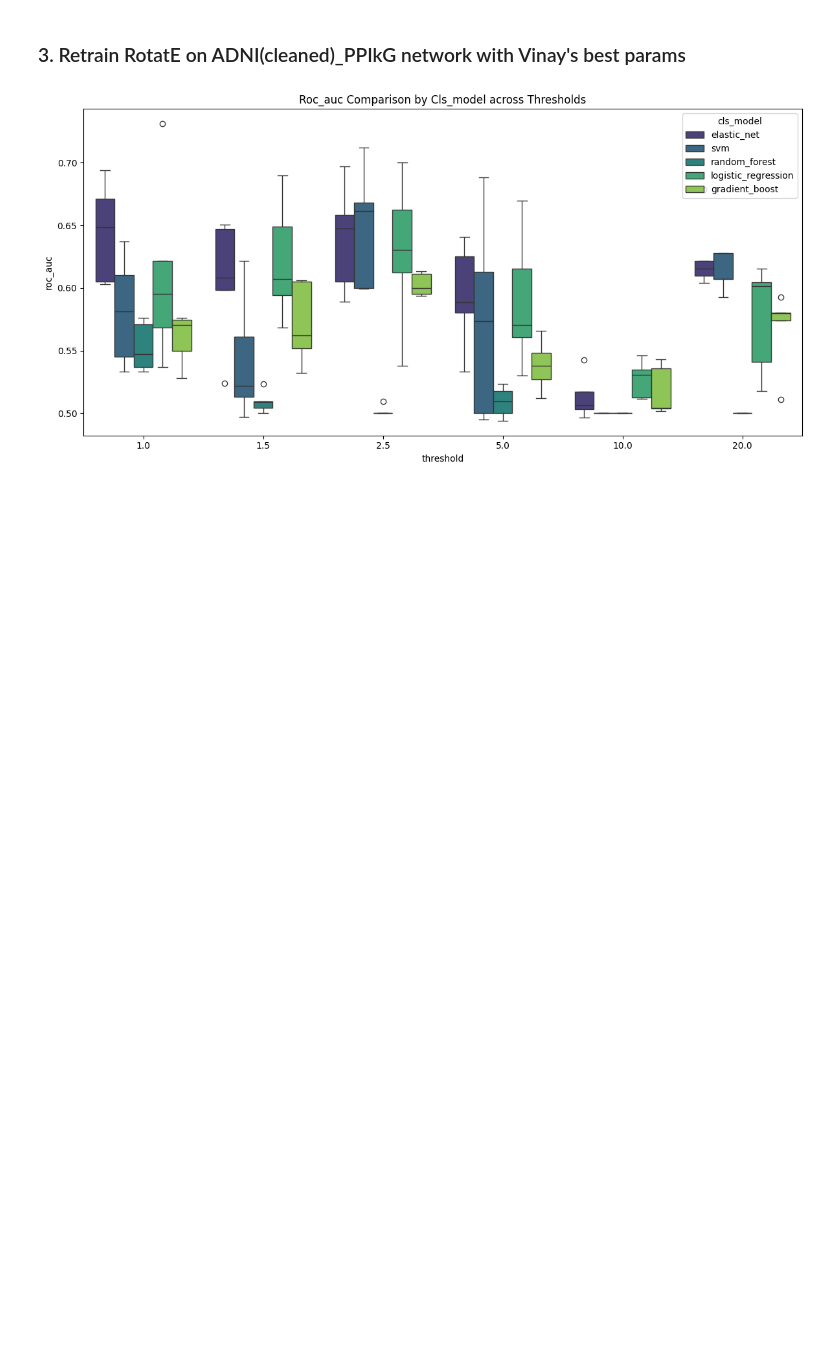
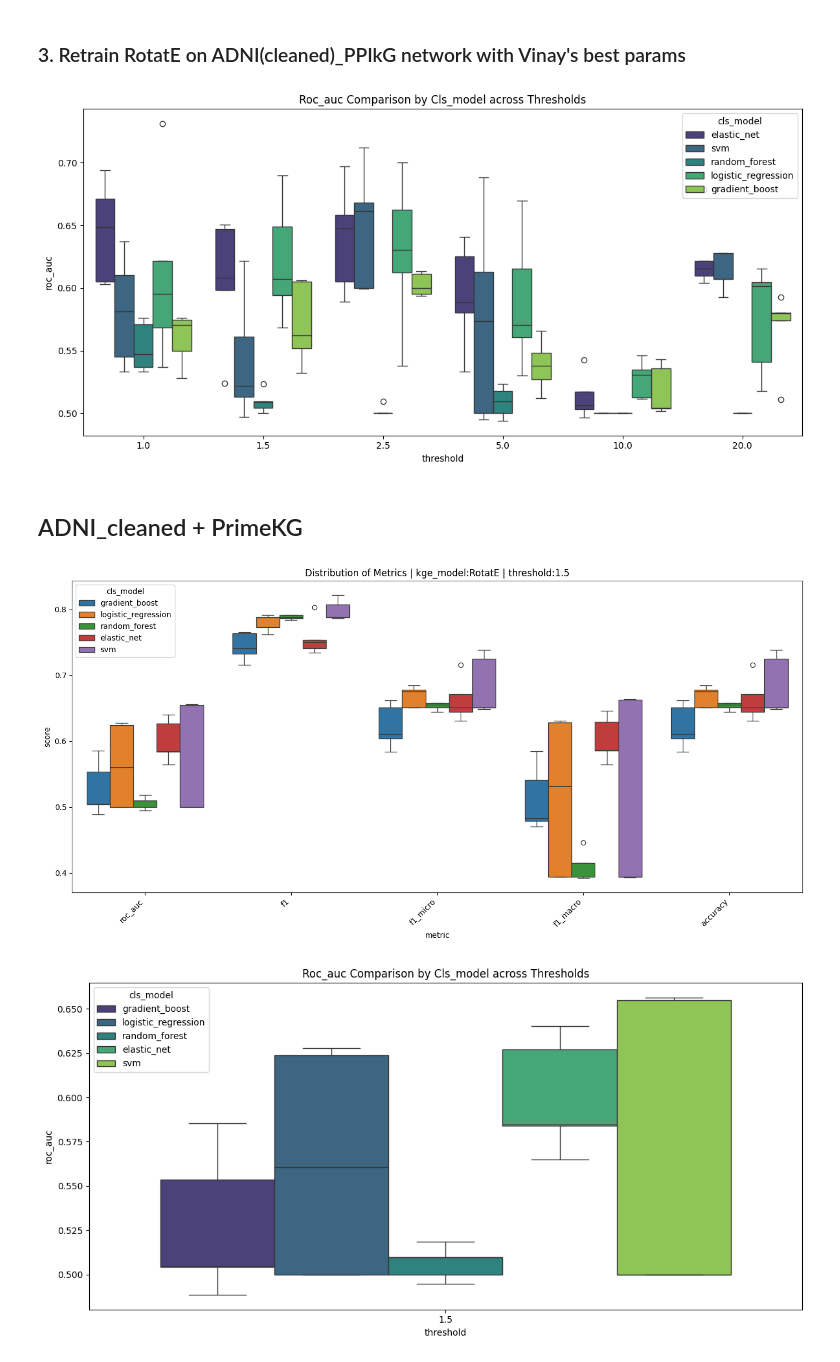
Before and after one commit to Xiaoxuan-Yu-ty/HybridKG, a Jupyter notebook: CLEP_repeat/visualize.ipynb, the cells around one changed output. Drawn from its saved outputs; the diff is of its cells as text; code cells hidden in the pictures; blank space fills up the shorter version.

Commit message:
compare clep on kg_adni

```diff
--- a/CLEP_repeat/visualize.ipynb
+++ b/CLEP_repeat/visualize.ipynb
@@ -57,10 +57,7 @@ def load_metrics(root_dir):
 # %%
 def plot_boxplot(df, hue:str='cls_model', kge_model:str='RotatE', cls_model:str='elastic_net',threshold:float=1.0, output=None):
     # 1. Define the metrics to plot
-    metric_cols = [
-        'roc_auc', 'f1', 'f1_micro', 'f1_macro',
-        'f1_weighted', 'accuracy', 'auprc'
-    ]
+    metric_cols = ['roc_auc', 'f1', 'f1_micro', 'f1_macro', 'accuracy']
 
     # 2. Melt the dataframe into long format
     # This creates a 'metric' column and a 'score' column
@@ -341,3 +338,13 @@ df = load_metrics_1(root_dir=root_dir)
 plot_comparison_over_threshold(df, metric='roc_auc', hue='cls_model')
 # %% [output]
 [figure]
+# %% [markdown]
+## ADNI_cleaned + PrimeKG
+# %%
+root_dir = "../CLEP_repeat/results/hpo_kge/Prime_KG"
+df = load_metrics_1(root_dir=root_dir)
+plot_boxplot(df, threshold=1.5)
+plot_comparison_over_threshold(df, metric='roc_auc', hue='cls_model')
+# %% [output]
+[figure, added]
+[figure, added]
```
Also changed, not shown: parts of 1 cell of this notebook, 2 other files.
